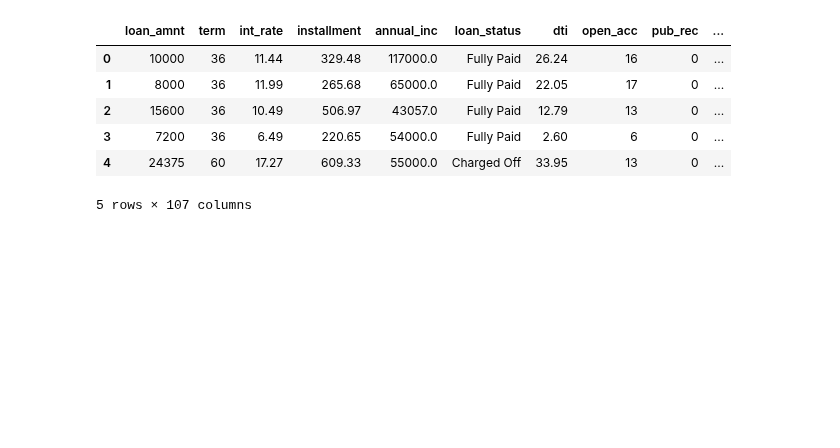
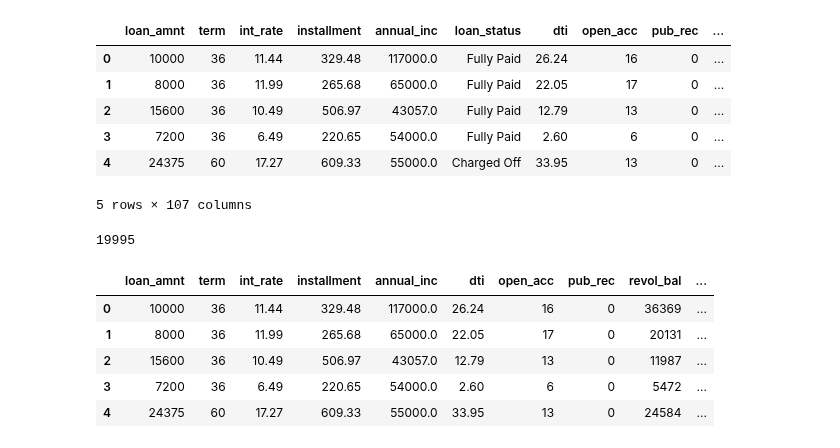
Before and after one commit to enggrobin/PythonProjects, a Jupyter notebook: DeepLearning_Keras_API_Project.ipynb, the cells around one changed output. Cells and saved outputs as stored; diff of their text form; code cells hidden in the pictures; blank space fills up the shorter version.

```diff
--- a/DeepLearning_Keras_API_Project.ipynb
+++ b/DeepLearning_Keras_API_Project.ipynb
@@ -375,5 +384,5 @@ df = df.drop("grade",axis = 1)
 dummy = pd.get_dummies(df["sub_grade"],drop_first=True)
 # %%
 #df = df.drop("sub_grade",axis = 1)
-df = pd.concat([df,dummy],axis =1)
+df = pd.concat([df.drop("sub_grade",axis = 1),dummy],axis =1)
 # %%
@@ -381,5 +390,4 @@ dummy = pd.get_dummies(df["sub_grade"],drop_first=True)
 # %%
 #df["verification_status"].value_counts()
 dummy_new = pd.get_dummies(df[["verification_status","initial_list_status", "application_type","purpose"]],drop_first=True)
-df = df.drop(["verification_status",'initial_list_status', 'application_type',"purpose"],axis = 1)
-df = pd.concat([df,dummy_new],axis =1)
+df = pd.concat([df.drop(["verification_status",'initial_list_status', 'application_type',"purpose"],axis = 1),dummy_new],axis =1)
@@ -417,10 +429,10 @@ df["address"].head()
 4               679 Luna Roads\nGreggshire, VA 11650
 Name: address, dtype: object
 # %%
-df["address"]  = df["address"].head().apply(lambda x : x[-5:])
+df["zip_code"]  = df["address"].head().apply(lambda x : x[-5:])
 # %%
-dummy_zip = pd.get_dummies(df["address"],drop_first=True)
-df = df.drop(["address"],axis = 1)
+dummy_zip = pd.get_dummies(df["zip_code"],drop_first=True)
+df = df.drop(["address","zip_code"],axis = 1)
 df = pd.concat([df,dummy_zip],axis =1)
 # %%
 df = df.drop("issue_d",axis =1 )
@@ -460,0 +480,13 @@ Y = df["loan_repaid"].values
+# %%
+len(y_test)
+# %% [output]
+19995
+# %%
+df.head()
+# %% [output]
+|  | loan_amnt | term | int_rate | installment | annual_inc | dti | open_acc | pub_rec | revol_bal | ... |
+| 0 | 10000 | 36 | 11.44 | 329.48 | 117000.0 | 26.24 | 16 | 0 | 36369 | ... |
+| 1 | 8000 | 36 | 11.99 | 265.68 | 65000.0 | 22.05 | 17 | 0 | 20131 | ... |
+| 2 | 15600 | 36 | 10.49 | 506.97 | 43057.0 | 12.79 | 13 | 0 | 11987 | ... |
+| 3 | 7200 | 36 | 6.49 | 220.65 | 54000.0 | 2.60 | 6 | 0 | 5472 | ... |
+| 4 | 24375 | 60 | 17.27 | 609.33 | 55000.0 | 33.95 | 13 | 0 | 24584 | ... |
```
Also changed, not shown: parts of 11 cells of this notebook.
